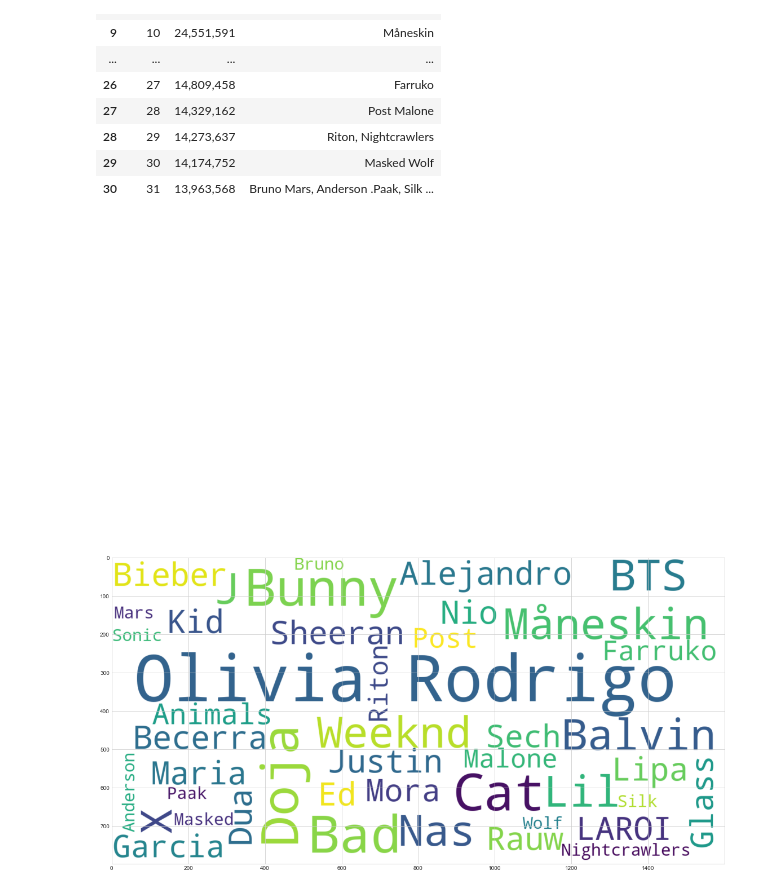
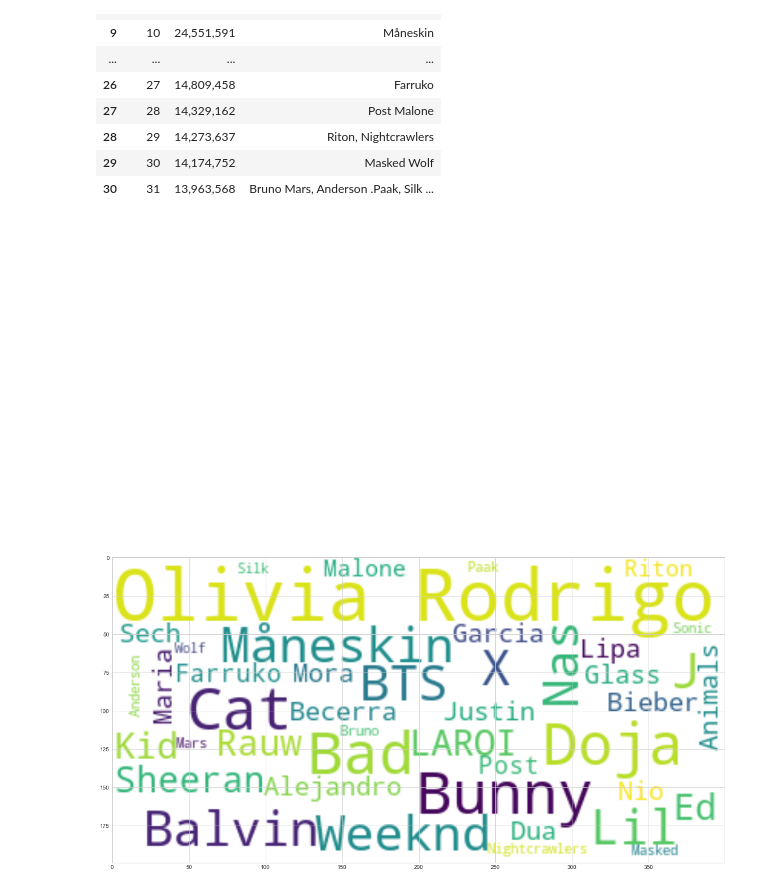
Before and after one commit to salsal3/searching-for-a-song, a Jupyter notebook: NLP Final.ipynb, the cells around one changed output. Drawn from its saved outputs; the diff is of its cells as text; code cells hidden in the pictures.

```diff
--- a/NLP Final.ipynb
+++ b/NLP Final.ipynb
@@ -54,22 +54,22 @@ from wordcloud import WordCloud
 import matplotlib.pyplot as plt
 plt.style.use('seaborn-whitegrid')
 import matplotlib as mpl
-mpl.rcParams['figure.figsize'] = [20.0, 10.0]
+mpl.rcParams['figure.figsize'] = [20, 10]
 # %%
 text = " ".join(review for review in clean_data.Artist.astype(str))
 
 # Generate a word cloud image
 
-wordcloud = WordCloud(background_color="white", width=1600, height=800).generate(text)
+wordcloud = WordCloud(max_font_size= 100, background_color="white", max_words=100).generate(text)
 
 # Display the generated image:
 # the matplotlib way:
 
 plt.axis("off")
-plt.figure( figsize=(20,10))
-plt.tight_layout(pad=0)
+plt.figure()
+#plt.tight_layout(pad=0)
 plt.imshow(wordcloud, interpolation='bilinear')
 plt.show()
 # %% [output]
 [figure]
-[figure, old version]
+[figure, new version]
```
Also changed, not shown: parts of 3 cells of this notebook.
